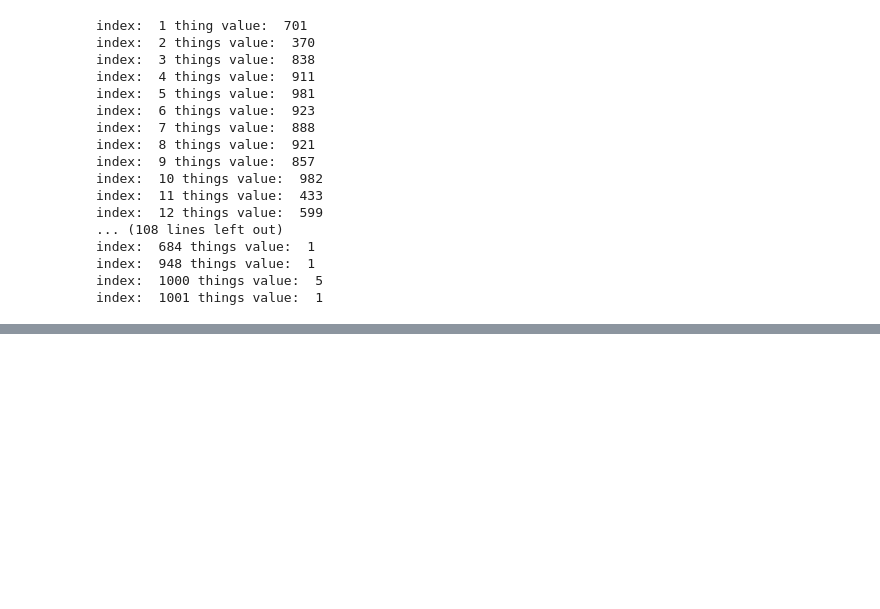
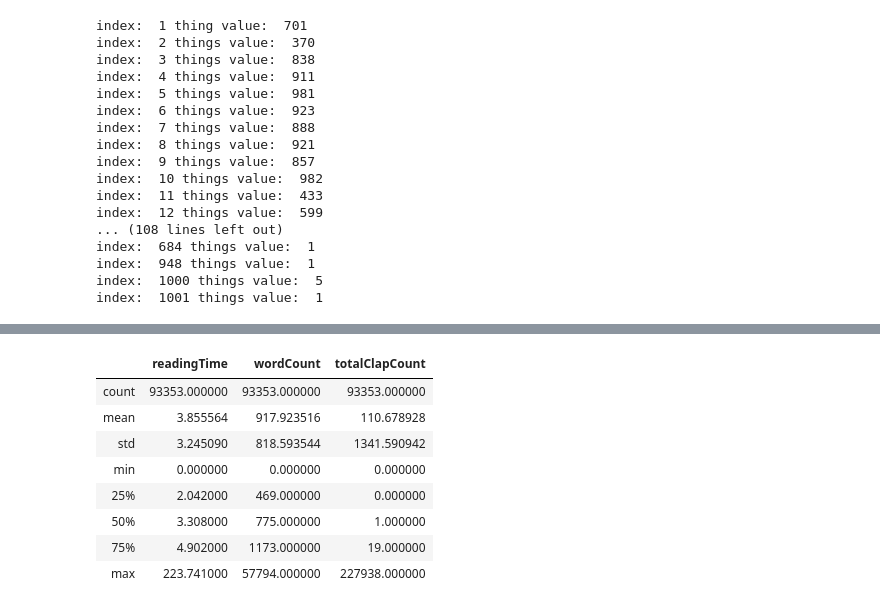
Before and after one commit to peter-de-boer/scrape_medium, a Jupyter notebook: nthings.ipynb, the cells around one changed output, grey strips where cells are left out. Drawn from its saved outputs; the diff is of its cells as text; code cells hidden in the pictures; blank space fills up the shorter version.

```diff
--- a/nthings.ipynb
+++ b/nthings.ipynb
@@ -134,0 +342,12 @@ index:  1001 things value:  1
+# %%
+nthings.describe()
+# %% [output]
+|  | readingTime | wordCount | totalClapCount |
+| count | 93353.000000 | 93353.000000 | 93353.000000 |
+| mean | 3.855564 | 917.923516 | 110.678928 |
+| std | 3.245090 | 818.593544 | 1341.590942 |
+| min | 0.000000 | 0.000000 | 0.000000 |
+| 25% | 2.042000 | 469.000000 | 0.000000 |
+| 50% | 3.308000 | 775.000000 | 1.000000 |
+| 75% | 4.902000 | 1173.000000 | 19.000000 |
+| max | 223.741000 | 57794.000000 | 227938.000000 |
```
Also changed, not shown: parts of 16 cells of this notebook.
